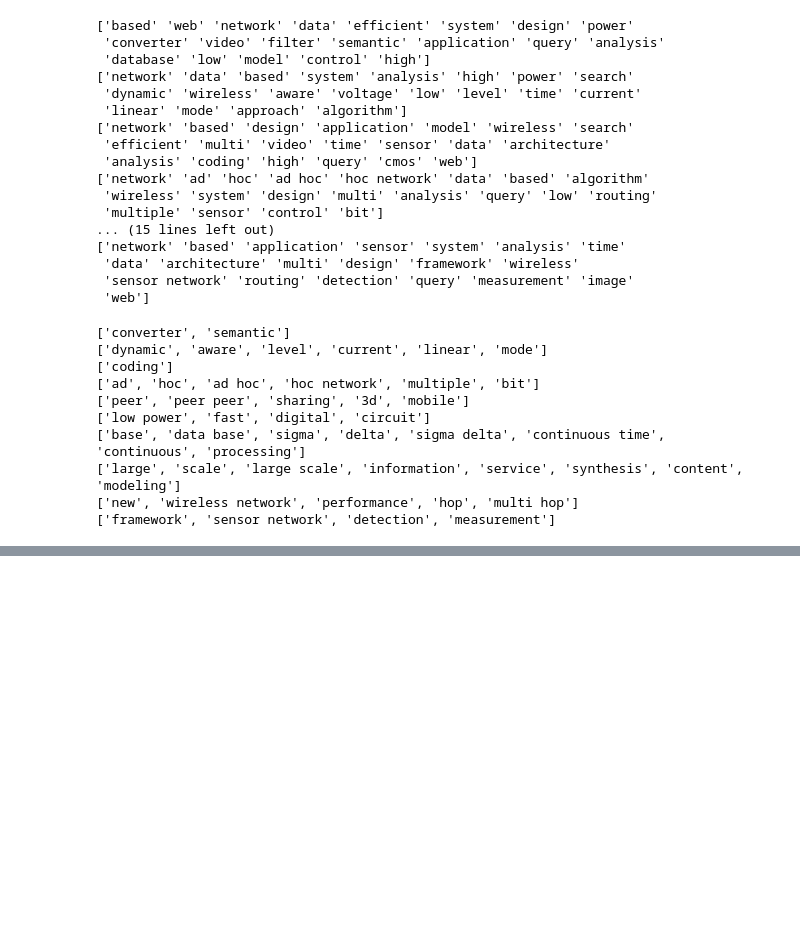
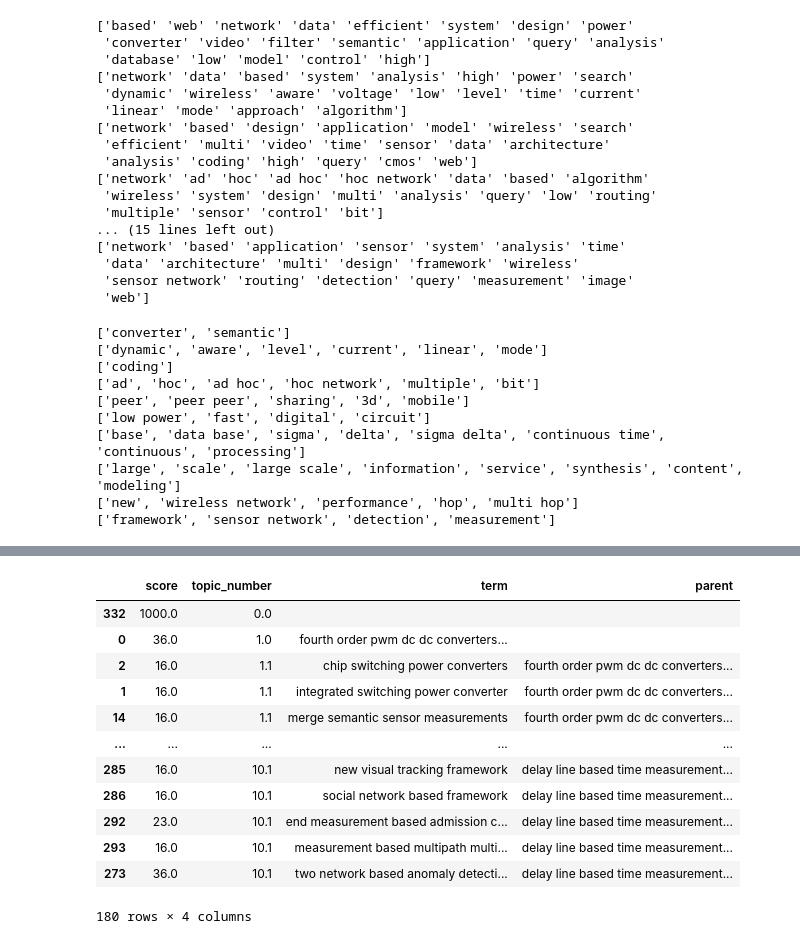
Before and after one commit to LowriWilliams/Topic_Modelling_Beyond_Tokens, a Jupyter notebook: topic_modelling.ipynb, the cells around one changed output, grey strips where cells are left out. Cells and saved outputs as stored; diff of their text form; code cells hidden in the pictures; blank space fills up the shorter version.

Commit message:
update topic modelling

```diff
--- a/topic_modelling.ipynb
+++ b/topic_modelling.ipynb
@@ -360,30 +360,51 @@ for i in df['Dominant_topic'].unique():
             pass
         else:
             for j in key_words_processed[['score', 'term', 'topic_number']].values.tolist():
                 if j not in tmp:
                     tmp.append(j)
 
     key_words = pd.DataFrame(tmp, columns =['score', 'term', 'topic_number'])
 
     # select the max score as the topic title
     top_key_words = key_words[key_words.score == key_words['score'].max()]
 
     # select the remaining keywords as child terms
     remaining_keywords = key_words[key_words.score != key_words['score'].max()]
 
     # if there are more than 1 keyword in the topic title, aggregate them with a / as a separatore
     top_key_words = top_key_words.copy()
     top_key_words = top_key_words.groupby(['score', 'topic_number']).agg({'term' : lambda x: ' / '.join(map(str, x))})
     top_key_words = top_key_words.reset_index()
+    top_key_words['parent'] = ''
 
     # add 0.1 to the child keywords to identify then in the merged dataframe
     remaining_keywords = remaining_keywords.copy()
     remaining_keywords['topic_number'] = remaining_keywords['topic_number'] + 0.1
+    remaining_keywords['parent'] = top_key_words['term'].values.tolist()[0]
 
     all_topics = pd.concat([top_key_words, remaining_keywords], sort=False)
 
     for t in all_topics.to_dict(orient='records'):
         all_results.append(t)
 
+all_results.append({'score': 1000, 'topic_number' : 0.0, 'term' : '', 'parent' : ''})
+
 all_topics_df = pd.DataFrame(all_results)
 all_topics_df = all_topics_df.sort_values('topic_number', ascending=True)
+all_topics_df = all_topics_df.loc[all_topics_df['score'] > 10.0]
+
+display(all_topics_df)
+# %% [output]
+|  | score | topic_number | term | parent |
+| 332 | 1000.0 | 0.0 |  |  |
+| 0 | 36.0 | 1.0 | fourth order pwm dc dc converters... |  |
+| 2 | 16.0 | 1.1 | chip switching power converters | fourth order pwm dc dc converters... |
+| 1 | 16.0 | 1.1 | integrated switching power converter | fourth order pwm dc dc converters... |
+| 14 | 16.0 | 1.1 | merge semantic sensor measurements | fourth order pwm dc dc converters... |
+| ... | ... | ... | ... | ... |
+| 285 | 16.0 | 10.1 | new visual tracking framework | delay line based time measurement... |
+| 286 | 16.0 | 10.1 | social network based framework | delay line based time measurement... |
+| 292 | 23.0 | 10.1 | end measurement based admission c... | delay line based time measurement... |
+| 293 | 16.0 | 10.1 | measurement based multipath multi... | delay line based time measurement... |
+| 273 | 36.0 | 10.1 | two network based anomaly detecti... | delay line based time measurement... |
+180 rows × 4 columns
```
Also changed, not shown: parts of 1 cell of this notebook.
